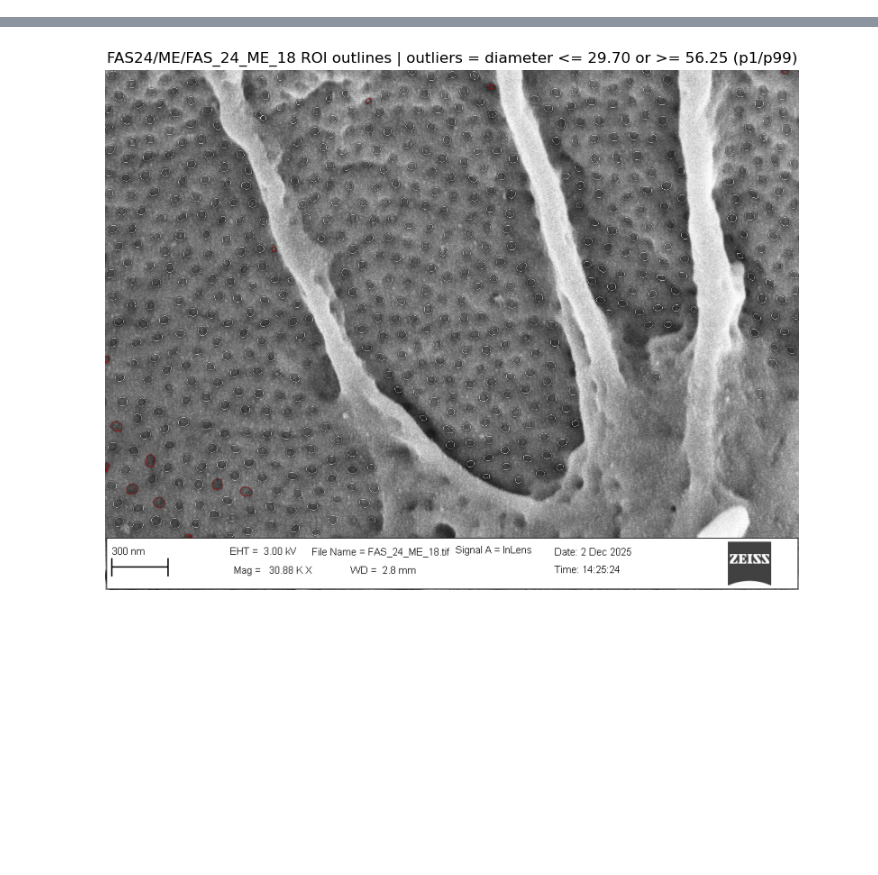
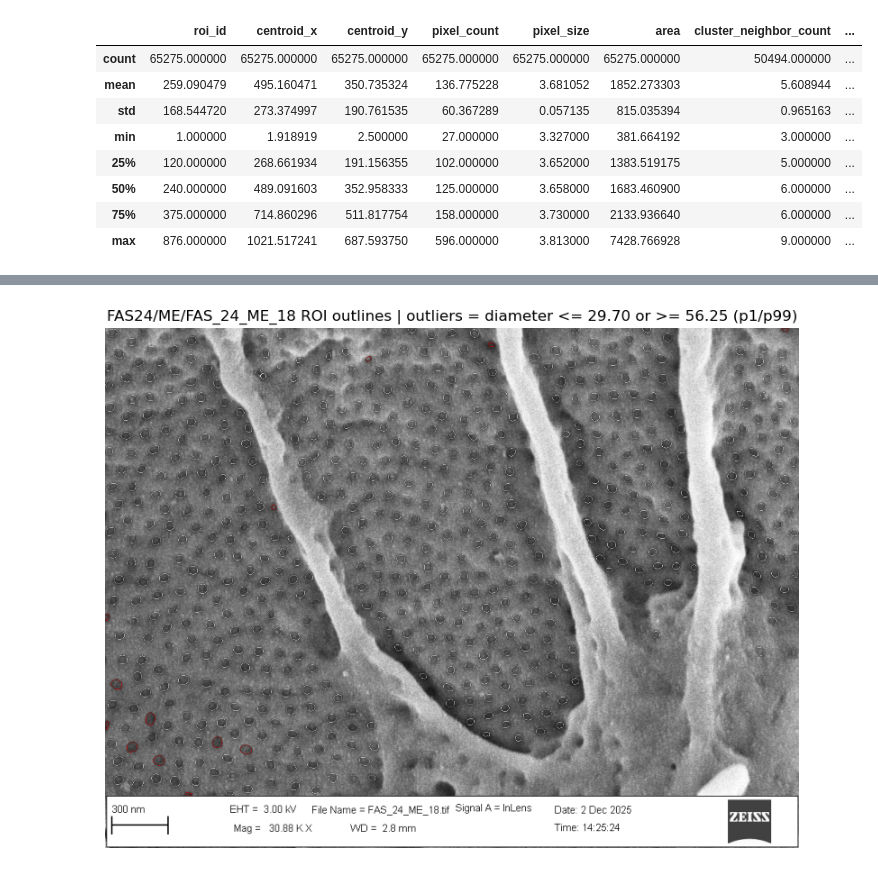
Before and after one commit to jaimemcc/fenestrations, a Jupyter notebook: notebooks/summary_analysis.ipynb, the cells around one changed output, grey strips where cells are left out. Saved outputs shown, nothing was run; the diff lists cells and outputs as text; code cells hidden in the pictures; blank space fills up the shorter version.

```diff
--- a/notebooks/summary_analysis.ipynb
+++ b/notebooks/summary_analysis.ipynb
@@ -179,0 +122,12 @@ plt.show()
+# %%
+rois_fasted.describe()
+# %% [output]
+|  | roi_id | centroid_x | centroid_y | pixel_count | pixel_size | area | cluster_neighbor_count | ... |
+| count | 65275.000000 | 65275.000000 | 65275.000000 | 65275.000000 | 65275.000000 | 65275.000000 | 50494.000000 | ... |
+| mean | 259.090479 | 495.160471 | 350.735324 | 136.775228 | 3.681052 | 1852.273303 | 5.608944 | ... |
+| std | 168.544720 | 273.374997 | 190.761535 | 60.367289 | 0.057135 | 815.035394 | 0.965163 | ... |
+| min | 1.000000 | 1.918919 | 2.500000 | 27.000000 | 3.327000 | 381.664192 | 3.000000 | ... |
+| 25% | 120.000000 | 268.661934 | 191.156355 | 102.000000 | 3.652000 | 1383.519175 | 5.000000 | ... |
+| 50% | 240.000000 | 489.091603 | 352.958333 | 125.000000 | 3.658000 | 1683.460900 | 6.000000 | ... |
+| 75% | 375.000000 | 714.860296 | 511.817754 | 158.000000 | 3.730000 | 2133.936640 | 6.000000 | ... |
+| max | 876.000000 | 1021.517241 | 687.593750 | 596.000000 | 3.813000 | 7428.766928 | 9.000000 | ... |
```
Also changed, not shown: parts of 19 cells of this notebook, 9 other files.
